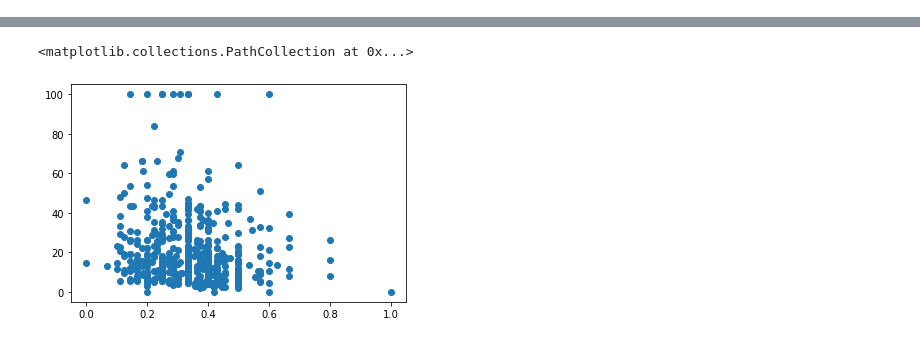
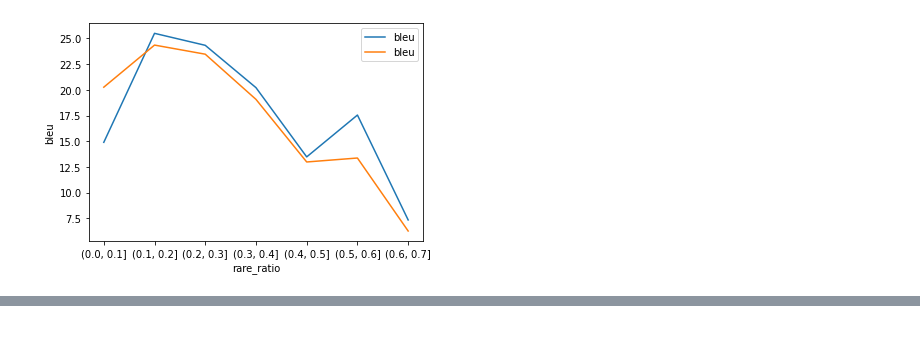
Before and after one commit to pleyad/atmt, a Jupyter notebook: assignments/03/visual_analysis.ipynb, the cells around one changed output, grey strips where cells are left out. Drawn from its saved outputs; the diff is of its cells as text; code cells hidden in the pictures.

```diff
--- a/assignments/03/visual_analysis.ipynb
+++ b/assignments/03/visual_analysis.ipynb
@@ -56,3 +91,7 @@ grouped["bleu"].plot()
+# %%
+grouped_line("rare_ratio", "bleu", bins=np.arange(0, 1, 0.1))
+# %% [output]
+[figure, added]
 # %%
 df[df["bleu"] > 80]
 # %% [output]
@@ -101,7 +109,0 @@ df.rare_ratio = df.source_tokenized.apply(rare_ratio)
-# %%
-import matplotlib.pyplot as plt
-
-plt.scatter(df.rare_ratio, df.bleu)
-# %% [output]
-<matplotlib.collections.PathCollection at 0x...>
-[figure, removed]
```
Also changed, not shown: parts of 14 cells of this notebook.
